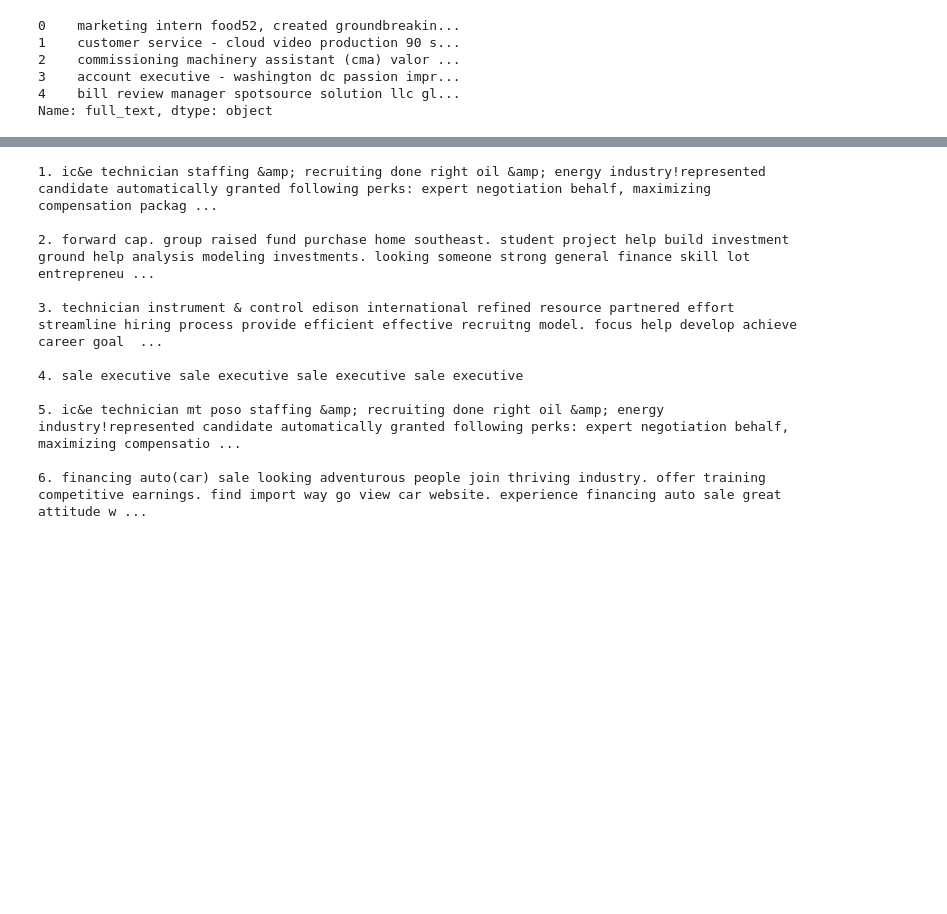
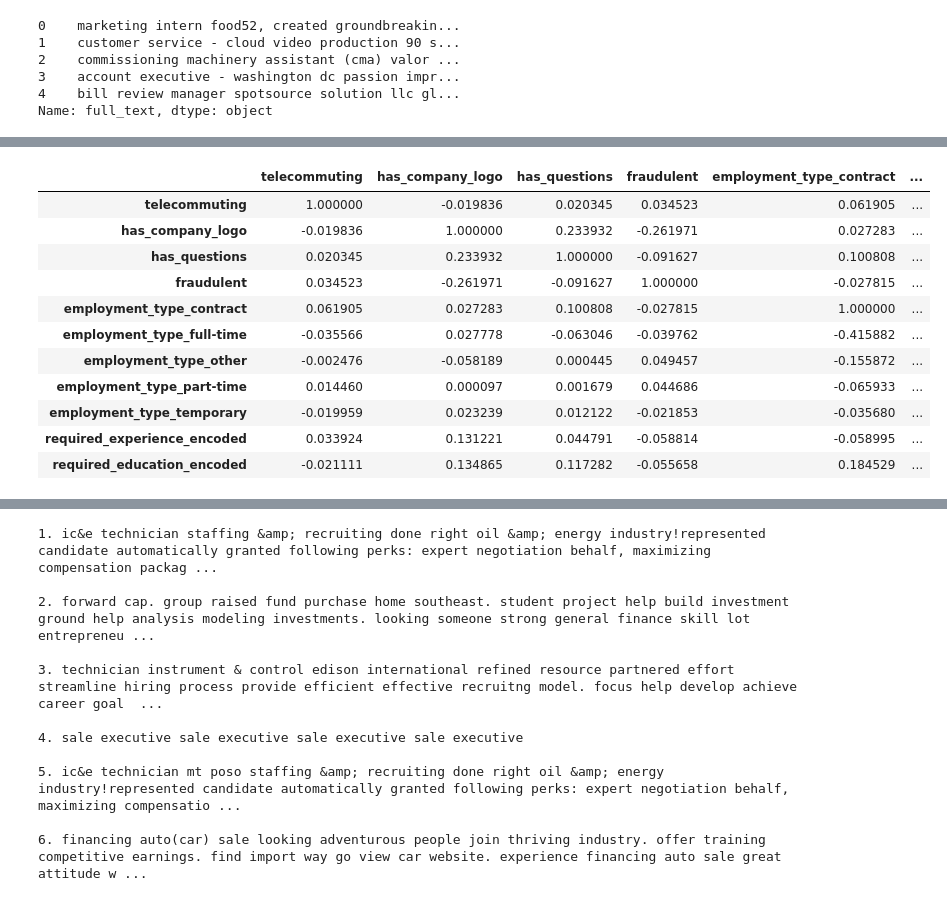
Before and after one commit to Abhaykanwar24/FakeJobDetector, a Jupyter notebook: notebook/EDA_&_feature_engineering.ipynb, the cells around one changed output, grey strips where cells are left out. Saved outputs shown, nothing was run; the diff lists cells and outputs as text; code cells hidden in the pictures; blank space fills up the shorter version.

```diff
--- a/notebook/EDA_&_feature_engineering.ipynb
+++ b/notebook/EDA_&_feature_engineering.ipynb
@@ -170,3 +170,21 @@ df.head()
 | 2 | 0 | 1 | 0 | 0 | commissioning machinery assistant... | 0.0 | ... |
 | 3 | 0 | 1 | 0 | 0 | account executive - washington dc... | 0.0 | ... |
 | 4 | 0 | 1 | 1 | 0 | bill review manager spotsource so... | 0.0 | ... |
+# %%
+numeric_df = df.select_dtypes(include=['number'])
+
+# Correlation matrix
+numeric_df.corr()
+# %% [output]
+|  | telecommuting | has_company_logo | has_questions | fraudulent | employment_type_contract | ... |
+| telecommuting | 1.000000 | -0.019836 | 0.020345 | 0.034523 | 0.061905 | ... |
+| has_company_logo | -0.019836 | 1.000000 | 0.233932 | -0.261971 | 0.027283 | ... |
+| has_questions | 0.020345 | 0.233932 | 1.000000 | -0.091627 | 0.100808 | ... |
+| fraudulent | 0.034523 | -0.261971 | -0.091627 | 1.000000 | -0.027815 | ... |
+| employment_type_contract | 0.061905 | 0.027283 | 0.100808 | -0.027815 | 1.000000 | ... |
+| employment_type_full-time | -0.035566 | 0.027778 | -0.063046 | -0.039762 | -0.415882 | ... |
+| employment_type_other | -0.002476 | -0.058189 | 0.000445 | 0.049457 | -0.155872 | ... |
+| employment_type_part-time | 0.014460 | 0.000097 | 0.001679 | 0.044686 | -0.065933 | ... |
+| employment_type_temporary | -0.019959 | 0.023239 | 0.012122 | -0.021853 | -0.035680 | ... |
+| required_experience_encoded | 0.033924 | 0.131221 | 0.044791 | -0.058814 | -0.058995 | ... |
+| required_education_encoded | -0.021111 | 0.134865 | 0.117282 | -0.055658 | 0.184529 | ... |
```
Also changed, not shown: parts of 1 cell of this notebook, 2 other files.
